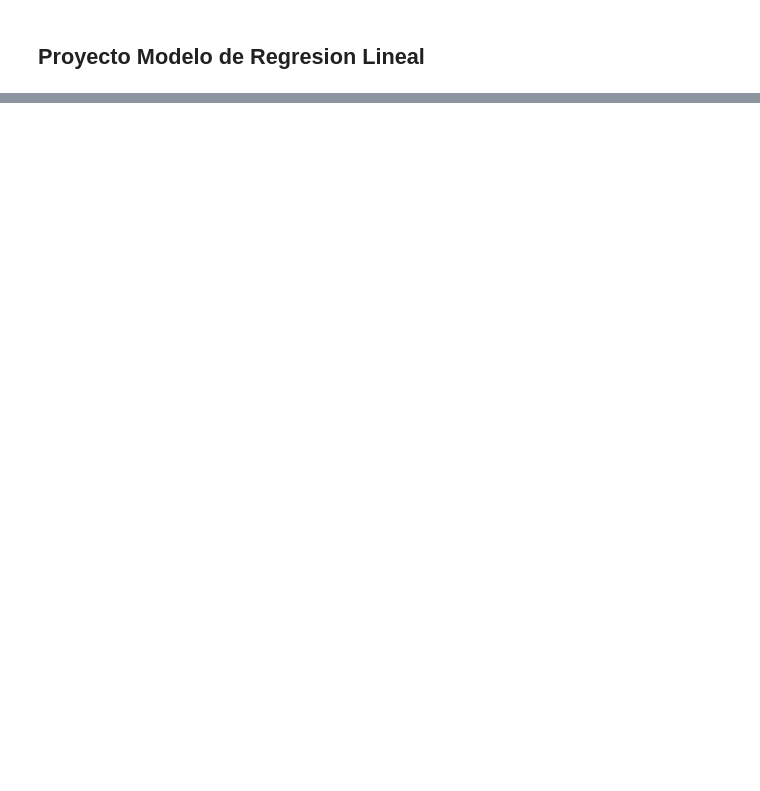
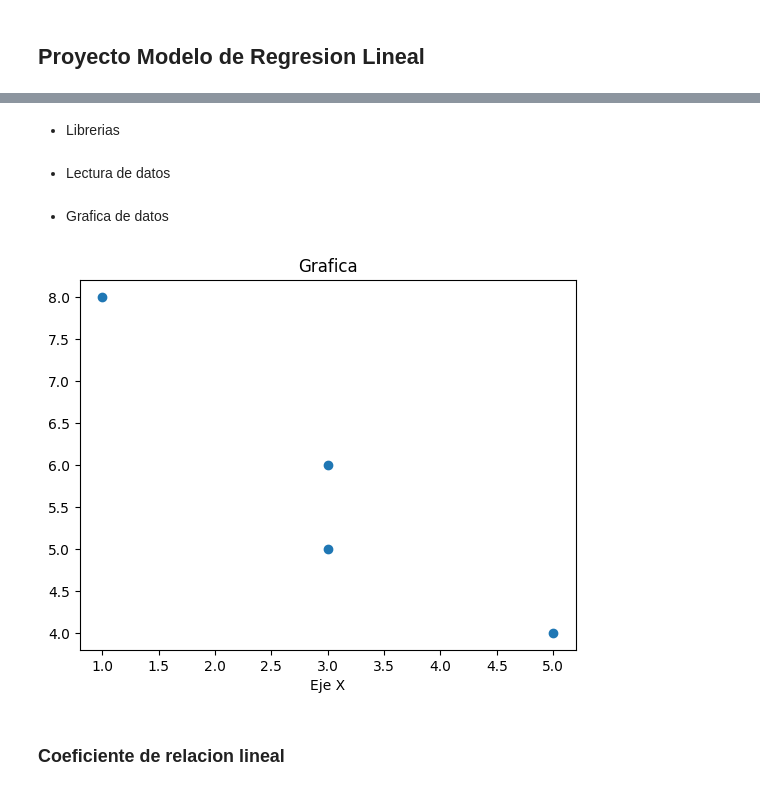
Before and after one commit to AlivavilA/Modelo-de-Regresion-Lineal-SImple-Python, a Jupyter notebook: regresionlineal.ipynb, the cells around one changed output, grey strips where cells are left out. Drawn from its saved outputs; the diff is of its cells as text; code cells hidden in the pictures; blank space fills up the shorter version.

```diff
--- a/regresionlineal.ipynb
+++ b/regresionlineal.ipynb
@@ -8,0 +3,2 @@ df2 = pd.read_csv(dependentvalues.csv)
+# %% [markdown]
+- Librerias
@@ -8,0 +10,20 @@ df2 = pd.read_csv(dependentvalues.csv)
+# %% [markdown]
+- Lectura de datos
+# %%
+df = pd.read_csv('values.csv')
+x = df['x']
+y = df['y']
+# %% [markdown]
+- Grafica de datos
+# %%
+fig, ax =plt.subplots()
+ax.scatter(x,y)
+ax.set_title('Grafica')
+ax.set_xlabel('Eje X')
+ax.set_label('Eje Y')
+
+plt.show()
+# %% [output]
+[figure, added]
+# %% [markdown]
+### Coeficiente de relacion lineal
```
Also changed, not shown: parts of 14 cells of this notebook.
